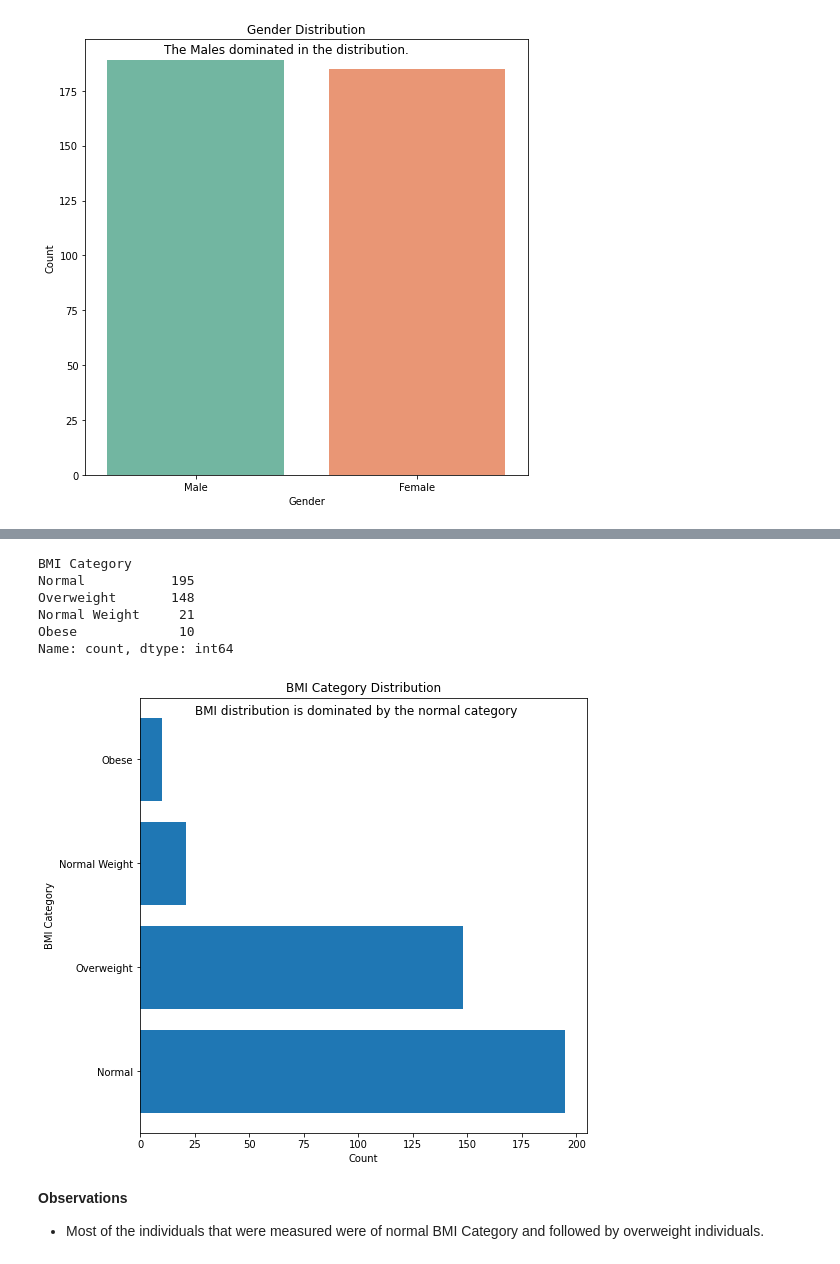
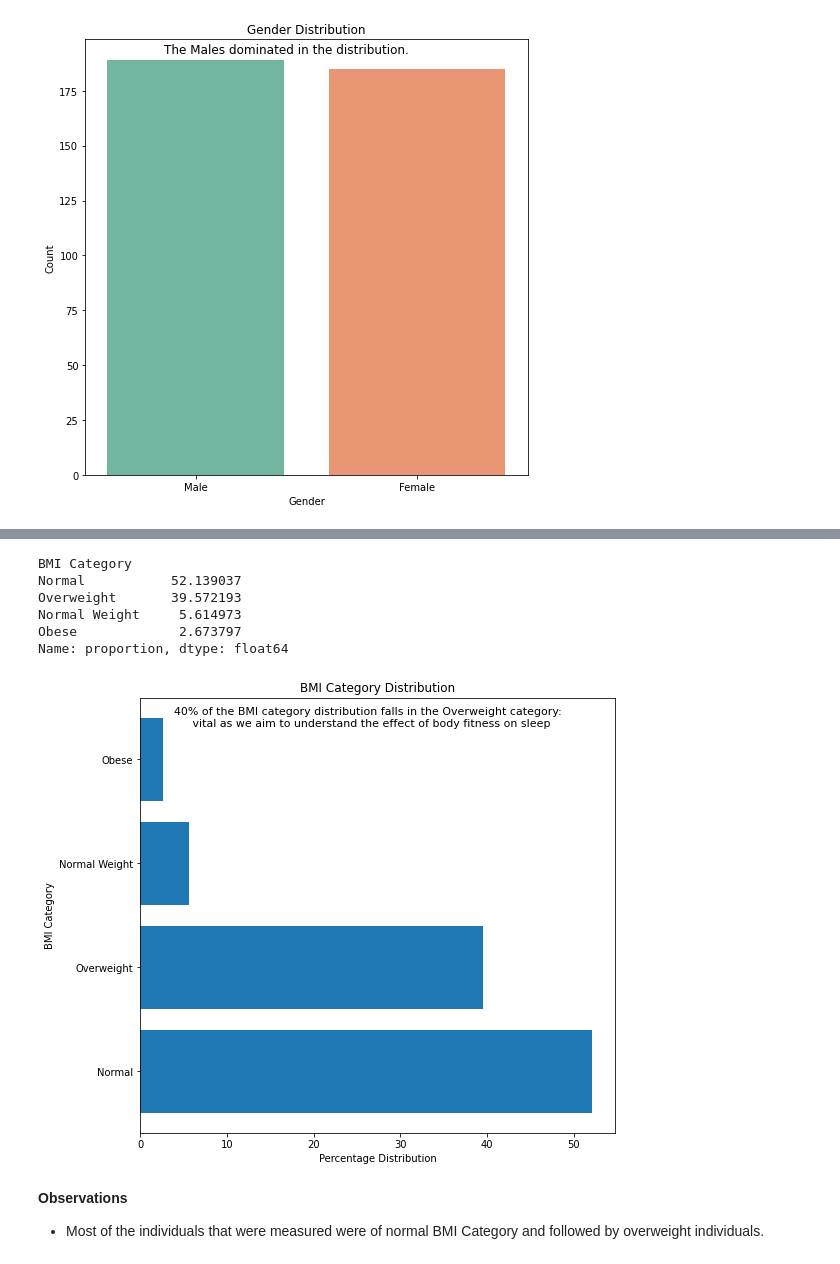
Before and after one commit to jgatharia/Health_and_Sleep_Relation_Project, a Jupyter notebook: health_and_wellness.ipynb, the cells around one changed output, grey strips where cells are left out. Drawn from its saved outputs; the diff is of its cells as text; code cells hidden in the pictures.

```diff
--- a/health_and_wellness.ipynb
+++ b/health_and_wellness.ipynb
@@ -288,22 +289,24 @@ Name: count, dtype: int64
 # %%
 #BMI Category distribution
-bmi_cat_dist = health_wellness_df['BMI Category'].value_counts()
+bmi_cat_dist = health_wellness_df['BMI Category'].value_counts(normalize=True)*100
 print(bmi_cat_dist)
-fig, ax = plt.subplots(figsize=(8,8))
+fig, ax = plt.subplots(figsize=(8.5,8))
 plt.barh(bmi_cat_dist.index, bmi_cat_dist.values)
 plt.ylabel('BMI Category')
-plt.xlabel('Count')
+plt.xlabel('Percentage Distribution')
 plt.title('BMI Category Distribution')
-fig.text(0.5, 0.85, 'BMI distribution is dominated by the normal category', ha='center', fontsize=12)
+fig.text(0.5, 0.83, '40% of the BMI category distribution falls in the Overweight category: \n '
+'vital as we aim to understand the effect of body fitness on sleep',
+         ha='center', fontsize=11)
 plt.show();
 # %% [output]
 BMI Category
-Normal           195
-Overweight       148
-Normal Weight     21
-Obese             10
-Name: count, dtype: int64
+Normal           52.139037
+Overweight       39.572193
+Normal Weight     5.614973
+Obese             2.673797
+Name: proportion, dtype: float64
-[figure, old version]
+[figure, new version]
 # %% [markdown]
 **Observations**
 
```
Also changed, not shown: parts of 8 cells of this notebook.
